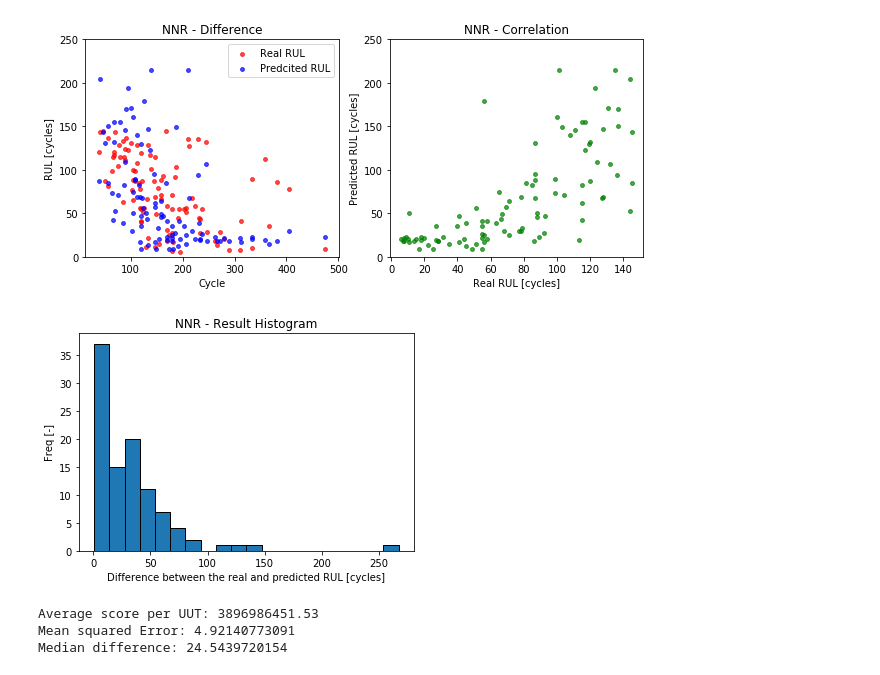
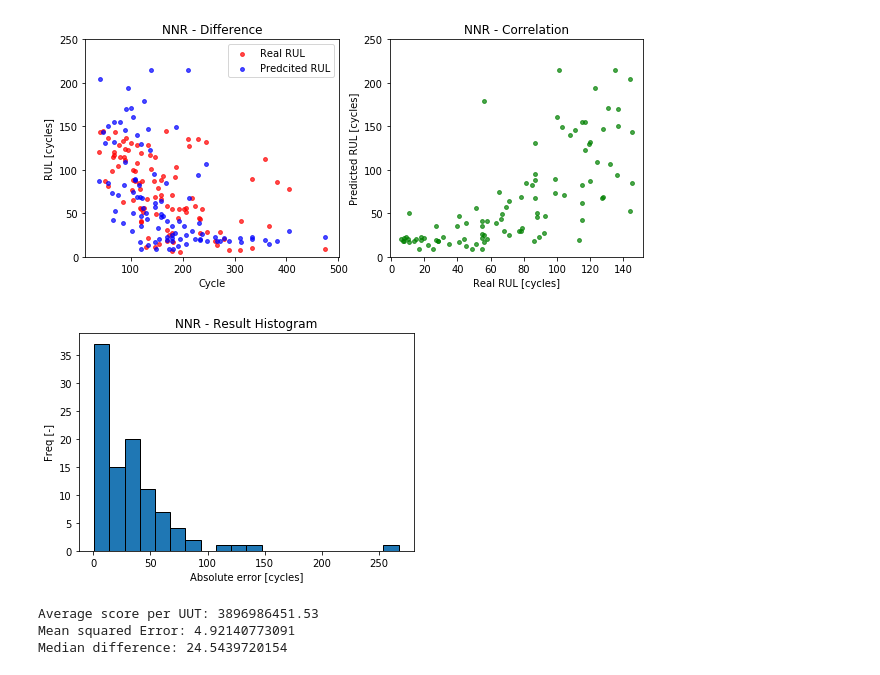
Before and after one commit to jancervenka/turbofan_failure, a Jupyter notebook: turbofan.ipynb, the cells around one changed output. Cells and saved outputs as stored; diff of their text form; code cells hidden in the pictures.

```diff
--- a/turbofan.ipynb
+++ b/turbofan.ipynb
@@ -143,13 +143,13 @@ plt.show()
 [figure]
 # %%
 plt.hist(np.abs(y_real - y_pred), bins = 20, edgecolor='black')
-plt.xlabel('Difference between the real and predicted RUL [cycles]')
+plt.xlabel('Absolute error [cycles]')
 plt.ylabel('Freq [-]')
 plt.title('NNR - Result Histogram')
 plt.savefig('img/hist_nnr.png')
 plt.show()
 # %% [output]
-[figure, old version]
+[figure, new version]
 # %%
 print('Average score per UUT:', compute_score(y_real, y_pred) / 100)
 print('Mean squared Error:', MSE(y_real, y_pred))
```
Also changed, not shown: parts of 2 cells of this notebook, 4 other files.
